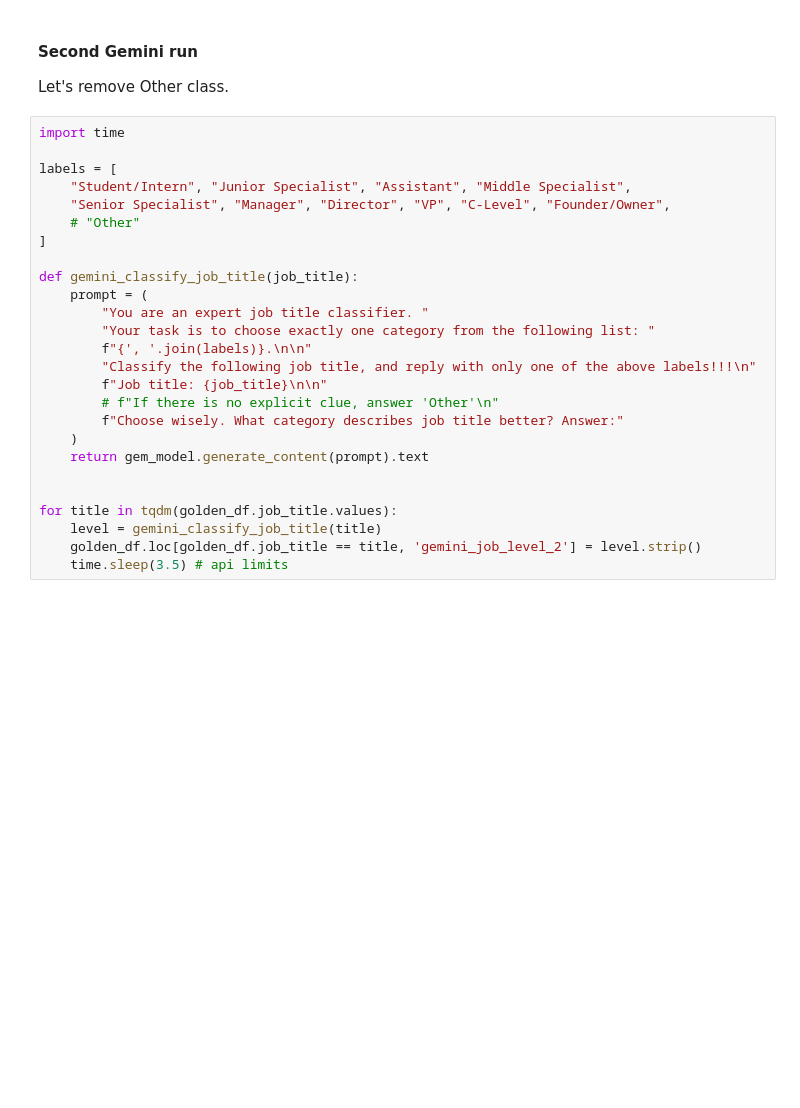
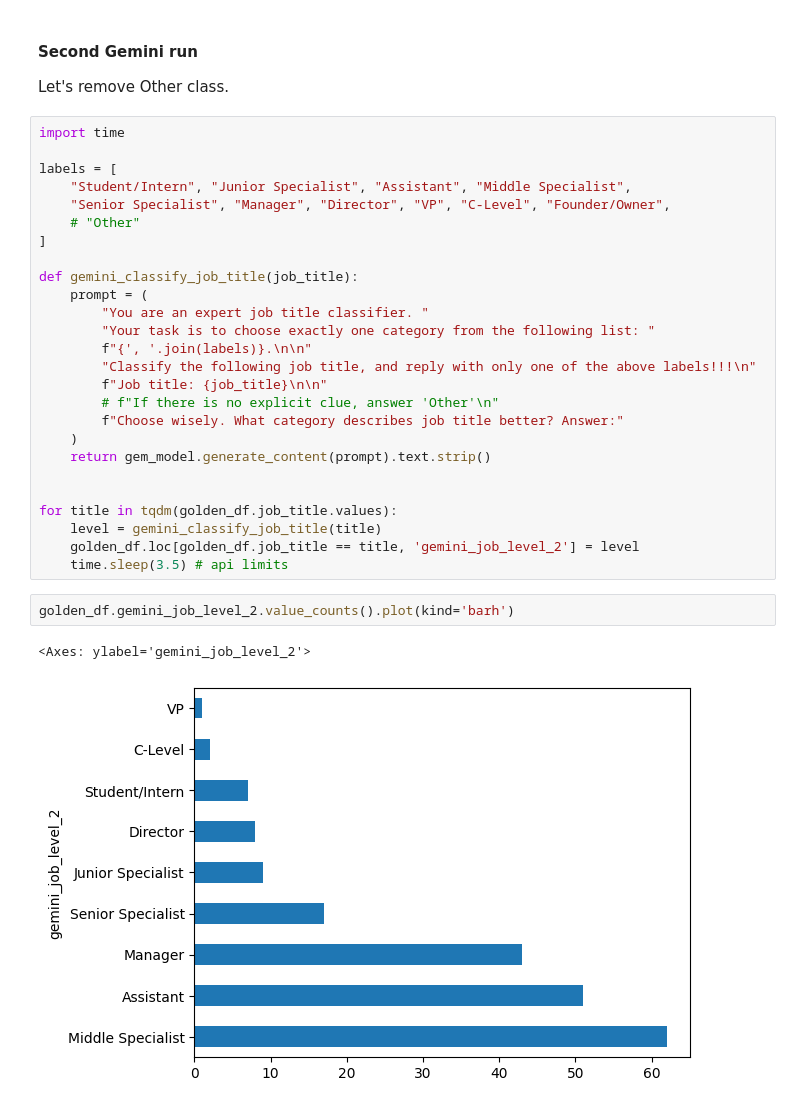
Before and after one commit to aulasau/Interview-Test-Assignments, a Jupyter notebook: 2025-05 senior data scientist/research.ipynb, the cells around one changed output. Cells and saved outputs as stored; diff of their text form; blank space fills up the shorter version.

```diff
--- a/2025-05 senior data scientist/research.ipynb
+++ b/2025-05 senior data scientist/research.ipynb
@@ -1186,10 +1180,15 @@ def gemini_classify_job_title(job_title):
         # f"If there is no explicit clue, answer 'Other'\n"
         f"Choose wisely. What category describes job title better? Answer:"
     )
-    return gem_model.generate_content(prompt).text
+    return gem_model.generate_content(prompt).text.strip()
 
 
 for title in tqdm(golden_df.job_title.values):
     level = gemini_classify_job_title(title)
-    golden_df.loc[golden_df.job_title == title, 'gemini_job_level_2'] = level.strip()
+    golden_df.loc[golden_df.job_title == title, 'gemini_job_level_2'] = level
     time.sleep(3.5) # api limits
+# %%
+golden_df.gemini_job_level_2.value_counts().plot(kind='barh')
+# %% [output]
+<Axes: ylabel='gemini_job_level_2'>
+[figure, added]
```
Also changed, not shown: parts of 67 cells of this notebook.
